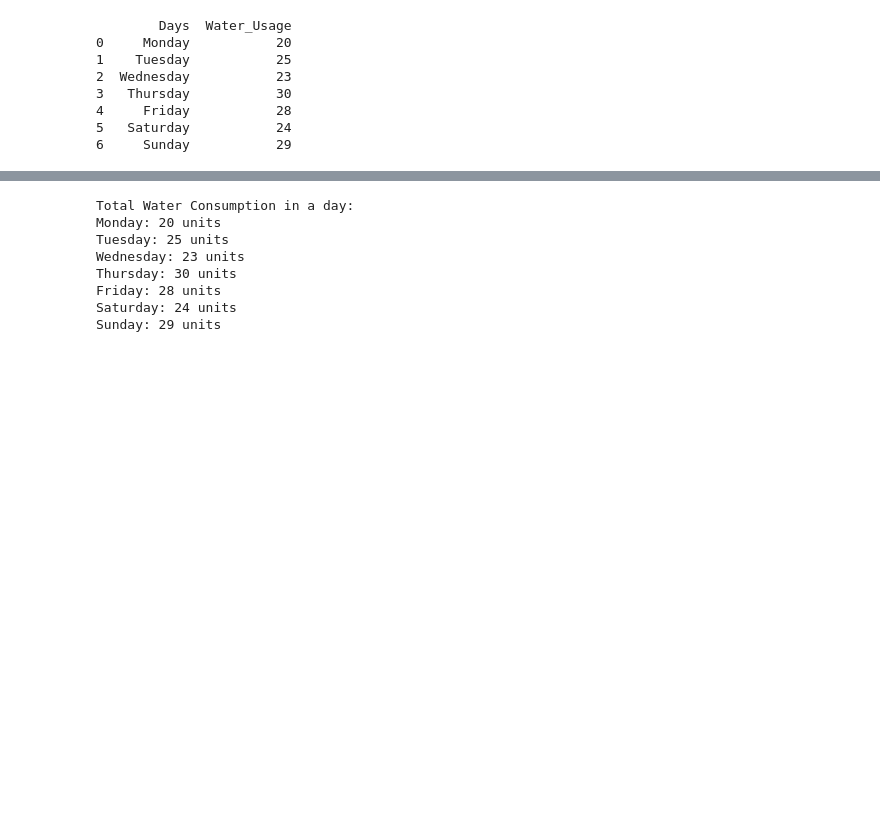
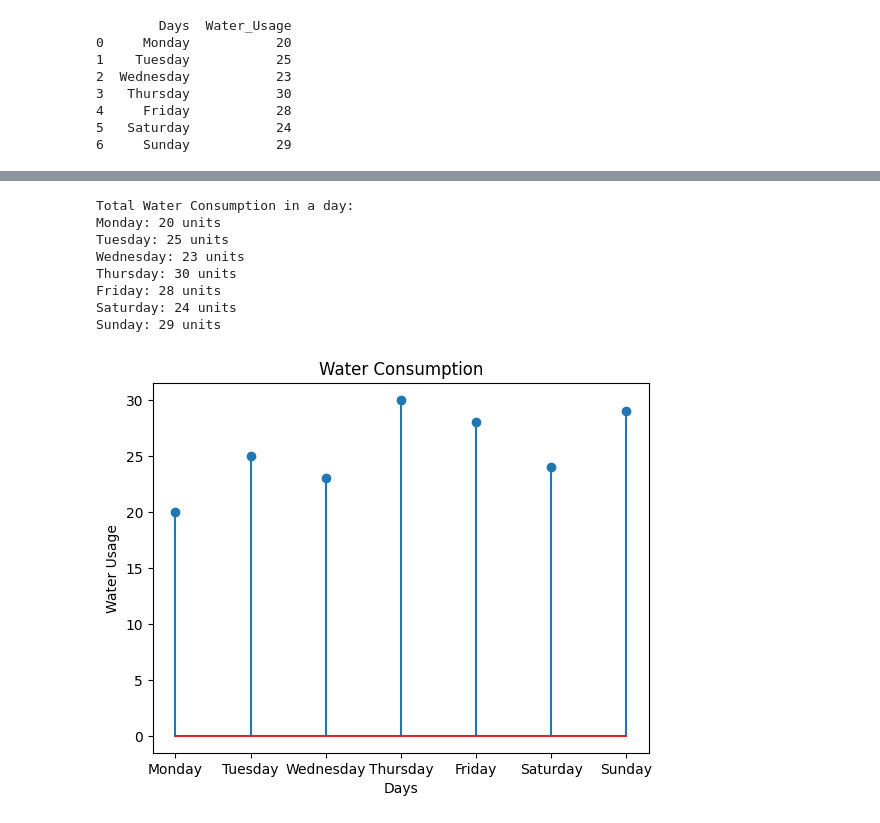
Before and after one commit to KarthikReddyvmd/Ethnotech-Data-Analytics-Training, a Jupyter notebook: Day 3/IPYNB-files/PredictiveAnalysisSample.ipynb, the cells around one changed output, grey strips where cells are left out. Saved outputs shown, nothing was run; the diff lists cells and outputs as text; code cells hidden in the pictures; blank space fills up the shorter version.

```diff
--- a/Day 3/IPYNB-files/PredictiveAnalysisSample.ipynb
+++ b/Day 3/IPYNB-files/PredictiveAnalysisSample.ipynb
@@ -29,18 +38,25 @@ Average Of Water Consumption:
 # %%
 print("Total Water Consumption in a day:")
 for i in range (len(df)):
   day=df['Days'][i]
   usage=df['Water_Usage'][i]
   print(f"{day}: {usage} units")
+
+plt.stem(df['Days'],df['Water_Usage'])
+plt.xlabel('Days')
+plt.ylabel('Water Usage')
+plt.title('Water Consumption')
+plt.show()
 # %% [output]
 Total Water Consumption in a day:
 Monday: 20 units
 Tuesday: 25 units
 Wednesday: 23 units
 Thursday: 30 units
 Friday: 28 units
 Saturday: 24 units
 Sunday: 29 units
+[figure, added]
 # %%
 print("Water Usage Change from Monday:")
 monday_usage = df['Water_Usage'][0]
```
Also changed, not shown: parts of 6 cells of this notebook.
